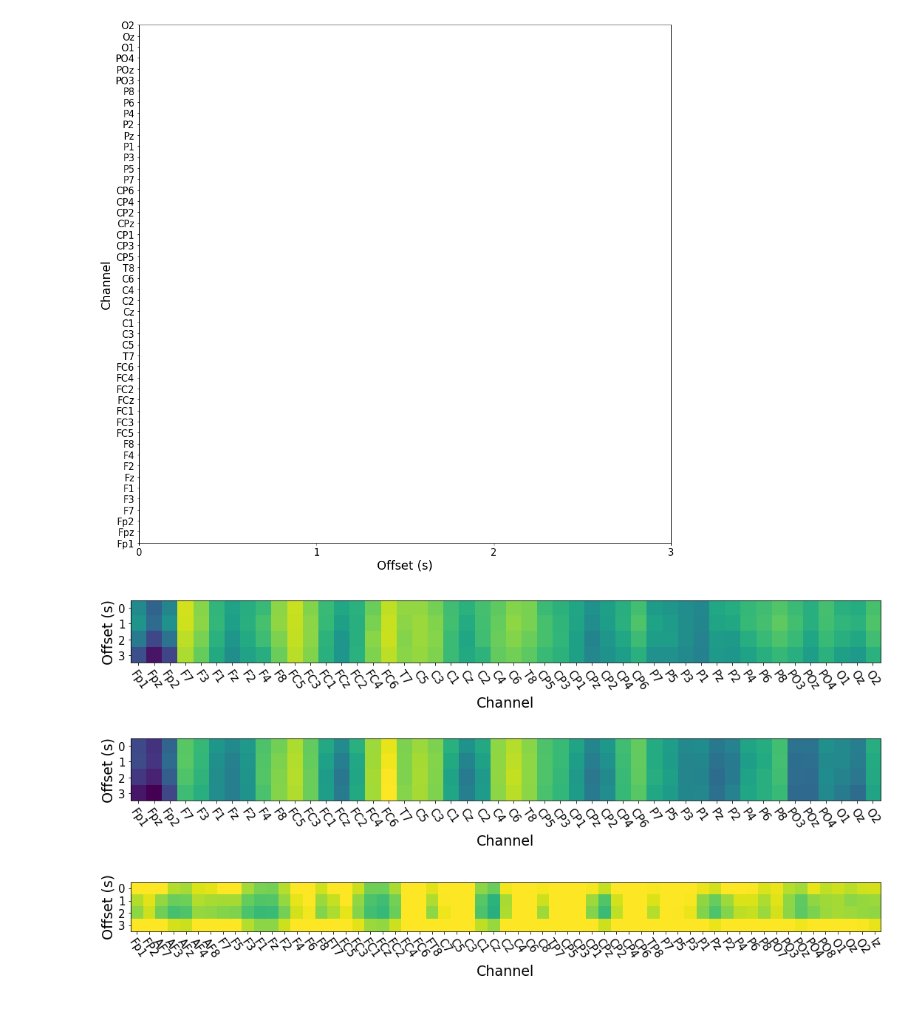
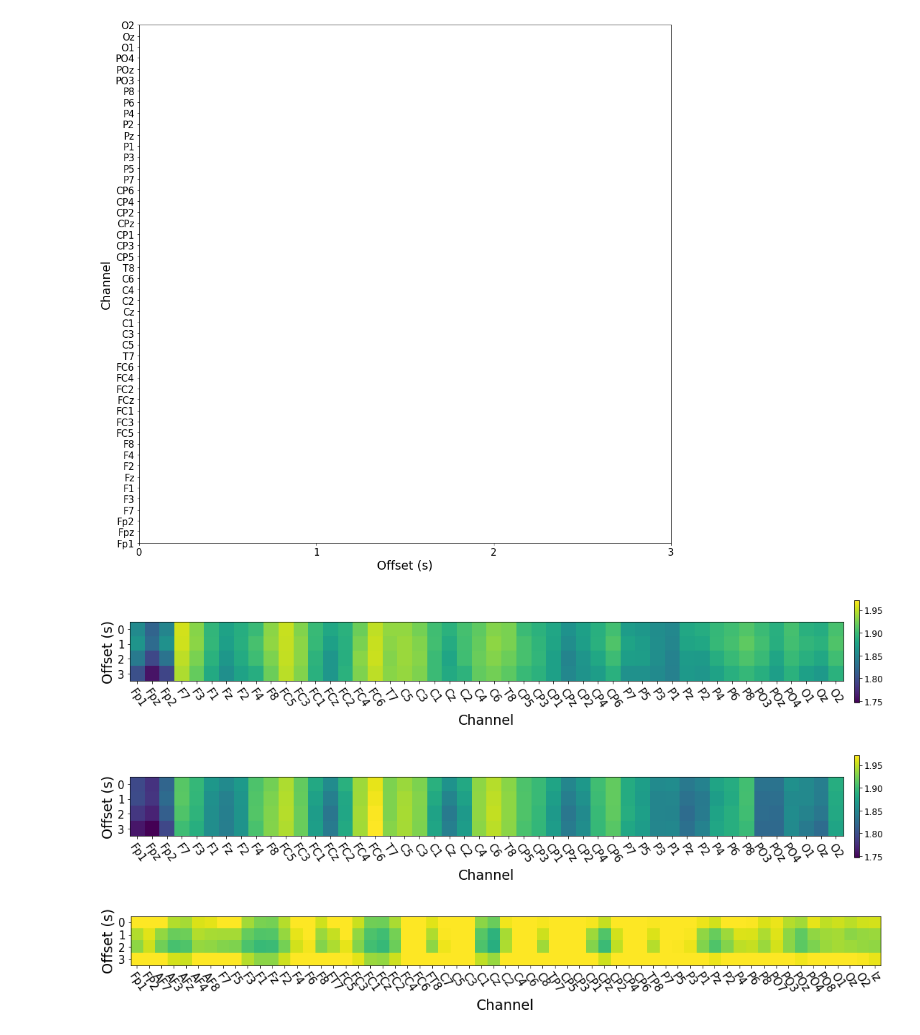
Before and after one commit to cristianch/EEG_CNP, a Jupyter notebook: notebooks/hfd_analysis.ipynb, the cells around one changed output. Cells and saved outputs as stored; diff of their text form; code cells hidden in the pictures.

```diff
--- a/notebooks/hfd_analysis.ipynb
+++ b/notebooks/hfd_analysis.ipynb
@@ -588,6 +588,10 @@ graph_font_label = 19
 graph_font_ticks = 15
 graph_labels = ch_names_new_rearranged
 n_channels = len(graph_labels)
+
+cbar_fraction = 0.007
+cbar_pad = 0.015
+cbar_labelsize = 12
 # %%
 title = 'Normalized HFD values in ' + limb['name'] + ' within a 2s sliding window, PDP; k=7'
 graph_name = 'window_pdp_' + limb['name']
@@ -640,19 +647,20 @@ NameError: name 'hv_mean_all_windows' is not defined
 # %%
 title = 'Normalized HFD values in ' + limb['name'] + ' within a 2s sliding window, PDP; k=7'
 graph_name = 'window_pdp_' + limb['name']
 
 plt.figure(figsize=[15,15])
 #plt.title(title)
 plt.xlabel('Channel', fontsize=graph_font_label)
 plt.xticks(ticks=range(n_channels), labels=graph_labels, rotation=-55, fontsize=graph_font_ticks)
 plt.yticks(range(4), fontsize=graph_font_ticks)
 plt.ylabel('Offset (s)', fontsize=graph_font_label)
 plt.imshow(pp_mean_all_windows.transpose(), vmin=min_hfd, vmax=max_hfd)
 plt.tight_layout()
-plt.savefig('./results/graphs/rearranged/h/' + limb['name'] + '/' + graph_name + '.eps', bbox_inches='tight')
-plt.savefig('./results/graphs/rearranged/h/' + limb['name'] + '/' + graph_name + '.jpg', bbox_inches='tight')
+plt.colorbar(fraction=cbar_fraction, pad=cbar_pad).ax.tick_params(labelsize=cbar_labelsize)
+plt.savefig('./results/graphs/rearranged_with_colourbars/h/' + limb['name'] + '/' + graph_name + '.eps', bbox_inches='tight')
+plt.savefig('./results/graphs/rearranged_with_colourbars/h/' + limb['name'] + '/' + graph_name + '.jpg', bbox_inches='tight')
 # %% [output]
-[figure, old version]
+[figure, new version]
 # %%
 title = 'Normalized HFD values in ' + limb['name'] + ' within a 2s sliding window, PNP; k=7'
 graph_name = 'window_pnp_' + limb['name']
@@ -665,10 +673,11 @@ plt.yticks(range(4), fontsize=graph_font_ticks)
 plt.ylabel('Offset (s)', fontsize=graph_font_label)
 plt.imshow(pnp_mean_all_windows.transpose(), vmin=min_hfd, vmax=max_hfd)
 plt.tight_layout()
-plt.savefig('./results/graphs/rearranged/h/' + limb['name'] + '/' + graph_name + '.eps', bbox_inches='tight')
-plt.savefig('./results/graphs/rearranged/h/' + limb['name'] + '/' + graph_name + '.jpg', bbox_inches='tight')
+plt.colorbar(fraction=cbar_fraction, pad=cbar_pad).ax.tick_params(labelsize=cbar_labelsize)
+plt.savefig('./results/graphs/rearranged_with_colourbars/h/' + limb['name'] + '/' + graph_name + '.eps', bbox_inches='tight')
+plt.savefig('./results/graphs/rearranged_with_colourbars/h/' + limb['name'] + '/' + graph_name + '.jpg', bbox_inches='tight')
 # %% [output]
-[figure, old version]
+[figure, new version]
 # %%
 title = 'Normalized HFD values in ' + limb['name'] + ' within a 2s sliding window, PNP; k=7'
 graph_name = 'window_hv_' + limb['name']
```
Also changed, not shown: parts of 10 cells of this notebook, 12 other files.
